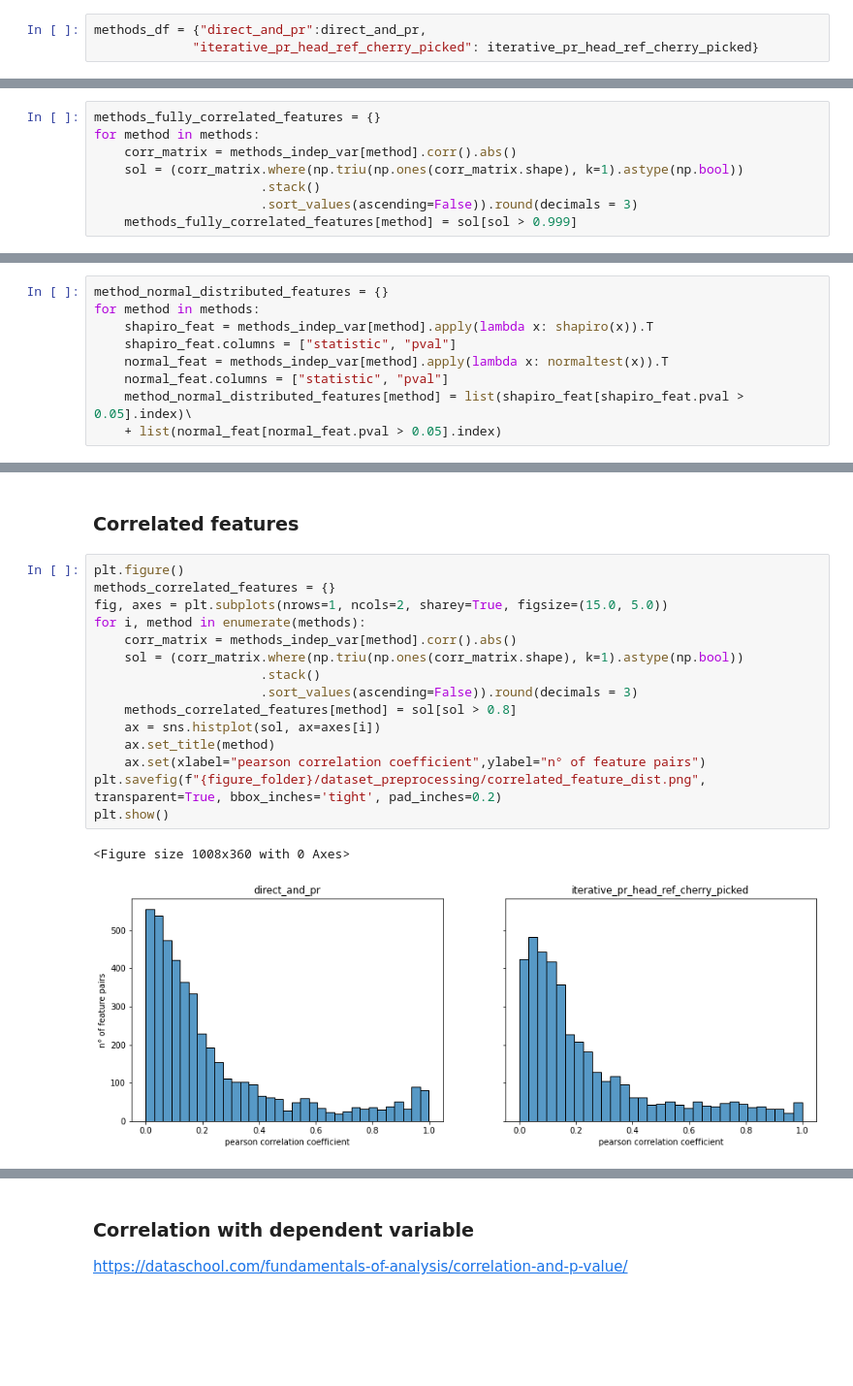
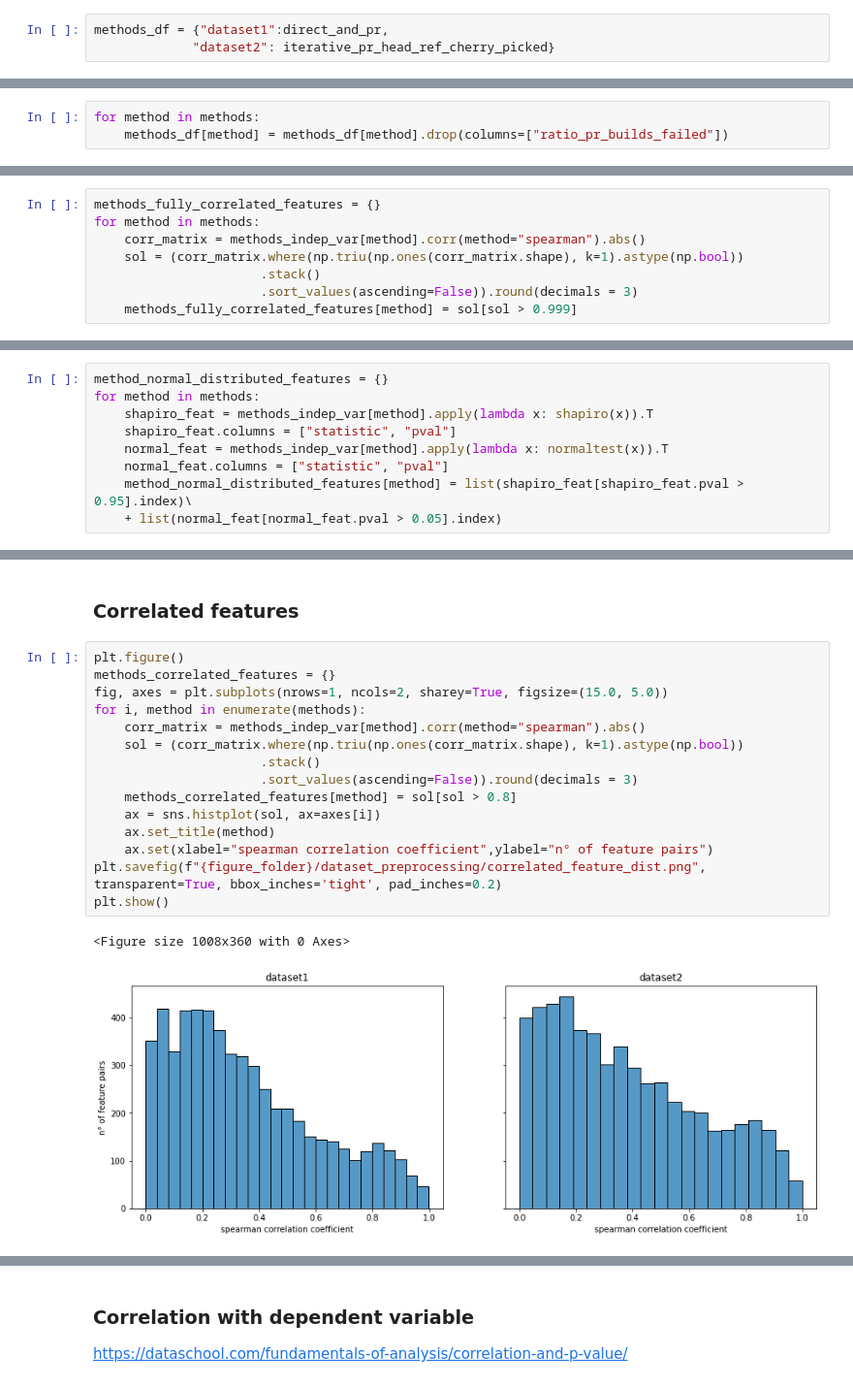
Before and after one commit to IncioMan/Continuous-Integration-metrics-for-post-release-bugs-prediction, a Jupyter notebook: notebooks/analysis/Machine_learning_all.ipynb, the cells around one changed output, grey strips where cells are left out. Shown at 97% size. Cells and saved outputs as stored; diff of their text form; blank space fills up the shorter version.

```diff
--- a/notebooks/analysis/Machine_learning_all.ipynb
+++ b/notebooks/analysis/Machine_learning_all.ipynb
@@ -44,8 +44,8 @@ direct_and_pr = pd.read_csv(f"{csv_folder}/final_datasets/{methods[0]}_with_sw_m
 # %%
 iterative_pr_head_ref_cherry_picked = pd.read_csv(f"{csv_folder}/final_datasets/{methods[1]}_with_sw_metrics.csv", index_col=0)
 # %%
-methods_df = {"direct_and_pr":direct_and_pr,
-             "iterative_pr_head_ref_cherry_picked": iterative_pr_head_ref_cherry_picked}
+methods_df = {"dataset1":direct_and_pr,
+             "dataset2": iterative_pr_head_ref_cherry_picked}
 # %% [markdown]
 ### Features
 # %% [markdown]
@@ -68,3 +74,6 @@ methods_df = {"direct_and_pr":direct_and_pr,
+# %%
+for method in methods:
+    methods_df[method] = methods_df[method].drop(columns=["ratio_pr_builds_failed"])
 # %% [markdown]
 **Size**
 # %%
@@ -287,7 +307,7 @@ Burst metrics should all be positive and they indeed are
 # %%
 methods_fully_correlated_features = {}
 for method in methods:
-    corr_matrix = methods_indep_var[method].corr().abs()
+    corr_matrix = methods_indep_var[method].corr(method="spearman").abs()
     sol = (corr_matrix.where(np.triu(np.ones(corr_matrix.shape), k=1).astype(np.bool))
                       .stack()
                       .sort_values(ascending=False)).round(decimals = 3)
@@ -379,7 +423,7 @@ for method in methods:
     shapiro_feat.columns = ["statistic", "pval"]
     normal_feat = methods_indep_var[method].apply(lambda x: normaltest(x)).T
     normal_feat.columns = ["statistic", "pval"]
-    method_normal_distributed_features[method] = list(shapiro_feat[shapiro_feat.pval > 0.05].index)\
+    method_normal_distributed_features[method] = list(shapiro_feat[shapiro_feat.pval > 0.95].index)\
     + list(normal_feat[normal_feat.pval > 0.05].index)
 # %%
 methods_indep_var[methods[1]].ratio_passed_builds.plot(kind="hist")
@@ -410,21 +455,21 @@ A visual test does not seem to confirm that these features are indeed normally d
 # %%
 plt.figure()
 methods_correlated_features = {}
 fig, axes = plt.subplots(nrows=1, ncols=2, sharey=True, figsize=(15.0, 5.0))
 for i, method in enumerate(methods):
-    corr_matrix = methods_indep_var[method].corr().abs()
+    corr_matrix = methods_indep_var[method].corr(method="spearman").abs()
     sol = (corr_matrix.where(np.triu(np.ones(corr_matrix.shape), k=1).astype(np.bool))
                       .stack()
                       .sort_values(ascending=False)).round(decimals = 3)
     methods_correlated_features[method] = sol[sol > 0.8]
     ax = sns.histplot(sol, ax=axes[i])
     ax.set_title(method)
-    ax.set(xlabel="pearson correlation coefficient",ylabel="n° of feature pairs")
+    ax.set(xlabel="spearman correlation coefficient",ylabel="n° of feature pairs")
 plt.savefig(f"{figure_folder}/dataset_preprocessing/correlated_feature_dist.png", transparent=True, bbox_inches='tight', pad_inches=0.2)
 plt.show()
 # %% [output]
 <Figure size 1008x360 with 0 Axes>
-[figure, old version]
+[figure, new version]
 # %%
 methods_correlated_features[methods[1]].head(10)
 # %% [output]
```
Also changed, not shown: parts of 79 cells of this notebook, 18 other files.
